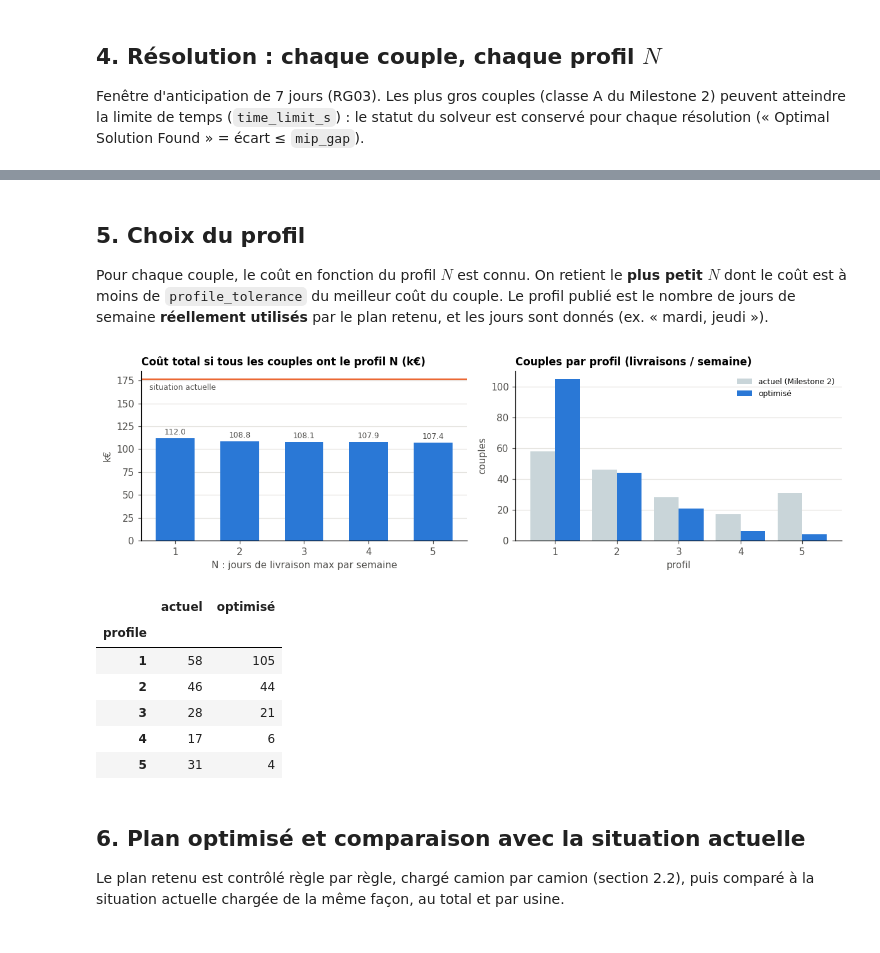
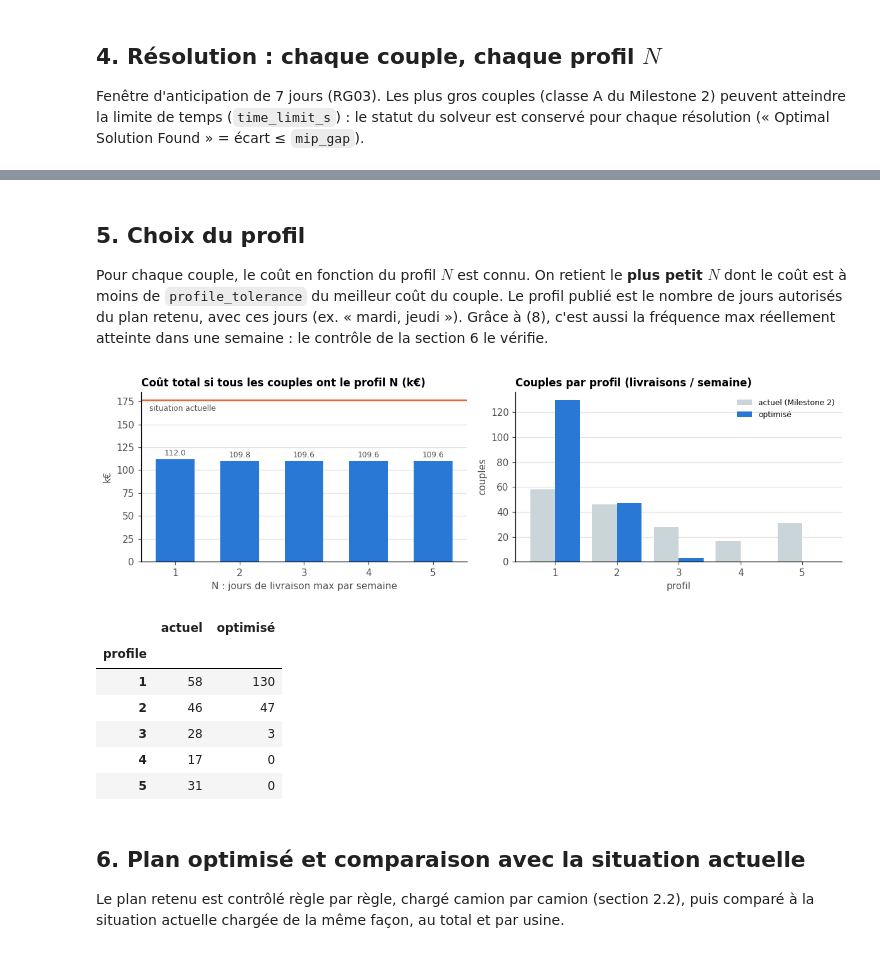
Before and after one commit to exauceh/delivery_schedule_optimization, a Jupyter notebook: milestone3/milestone3.ipynb, the cells around one changed output, grey strips where cells are left out. Cells and saved outputs as stored; diff of their text form; code cells hidden in the pictures.

```diff
--- a/milestone3/milestone3.ipynb
+++ b/milestone3/milestone3.ipynb
@@ -312,7 +316,7 @@ Avec une fenêtre de **0 jour** et $N = 5$, chaque ligne ne peut arriver que le
 - La situation actuelle est ensuite **rechargée camion par camion** (section 2.2) : c'est ce coût, sans biais, qui sert de référence pour la suite.
 # %%
 start = time.perf_counter()
-check = {i.key: solve_couple(i, max(cfg.frequencies), CALENDAR, SETTINGS, window_days=0) for i in instances}
+check = {i.key: solve_couple(i, max(cfg.frequencies), CALENDAR, SETTINGS, window_days=0, profile_reached=False) for i in instances}
 check_plan = needs.assign(delivery_date=delivery_dates(check))
 baseline_trucks, baseline_truck_no = load_plan(check_plan)
 baseline_deliveries = build_deliveries(check_plan, baseline_trucks)
@@ -361,7 +365,7 @@ solve_stats
 ## 5. Choix du profil
 
 Pour chaque couple, le coût en fonction du profil $N$ est connu. On retient le **plus petit $N$** dont le coût est à moins de `profile_tolerance` du meilleur coût du couple.
-Le profil publié est le nombre de jours de semaine **réellement utilisés** par le plan retenu, et les jours sont donnés (ex. « mardi, jeudi »).
+Le profil publié est le nombre de jours autorisés du plan retenu, avec ces jours (ex. « mardi, jeudi »). Grâce à (8), c'est aussi la fréquence max réellement atteinte dans une semaine : le contrôle de la section 6 le vérifie.
 # %%
 best_cost = curve.groupby(list(cfg.couple_key))["model_cost"].transform("min")
 eligible = curve[curve["model_cost"] <= best_cost * (1 + cfg.profile_tolerance) + 1e-6]
@@ -373,42 +377,42 @@ couples["profile"] = couples["plan"].map(lambda sol: len(sol.weekdays))
 couples["weekdays"] = couples["plan"].map(lambda sol: ", ".join(WEEKDAYS[d] for d in sol.weekdays))
 cost_by_n = curve.pivot_table(index=list(cfg.couple_key), columns="n_max", values="model_cost")
 cost_by_n.columns = [f"cost_N{n}" for n in cost_by_n.columns]
 couples = couples.merge(cost_by_n.reset_index(), on=list(cfg.couple_key), validate="1:1")
 
 # Total cost if every couple used the same profile N (model cost, before loading)
 total_by_n = curve.groupby("n_max")["model_cost"].sum()
 fig, axes = plt.subplots(1, 2, figsize=(11, 3.4))
 ax = axes[0]
 bars = ax.bar(total_by_n.index.astype(str), total_by_n / 1000, color=PRIMARY, width=0.6)
 ax.bar_label(bars, labels=[f"{v / 1000:,.1f}".replace(",", " ") for v in total_by_n], padding=2, fontsize=8, color=MUTED)
 ax.axhline(BASELINE_COST / 1000, color=ACCENT, lw=1.5)
 ax.text(-0.4, BASELINE_COST / 1000 * 0.97, "situation actuelle", va="top", fontsize=8, color=MUTED)
 ax.set_title("Coût total si tous les couples ont le profil N (k€)")
 ax.set_xlabel("N : jours de livraison max par semaine"); ax.set_ylabel("k€")
 
 current_profile = pd.read_csv(cfg.data_dir / "baseline_couples.csv").set_index(list(cfg.couple_key))["profile"]
 compare = pd.DataFrame({
     "actuel": current_profile.value_counts(),
     "optimisé": couples["profile"].value_counts(),
-}).reindex(list(cfg.frequencies), fill_value=0)
+}).reindex(list(cfg.frequencies)).fillna(0).astype(int)
 ax = axes[1]
 pos = np.arange(len(compare))
 ax.bar(pos - 0.2, compare["actuel"], width=0.4, color="#c9d5d9", label="actuel (Milestone 2)")
 ax.bar(pos + 0.2, compare["optimisé"], width=0.4, color=PRIMARY, label="optimisé")
 ax.set_xticks(pos, compare.index.astype(str))
 ax.set_title("Couples par profil (livraisons / semaine)")
 ax.set_xlabel("profil"); ax.set_ylabel("couples"); ax.legend(fontsize=8)
 plt.tight_layout(); plt.show()
 compare
 # %% [output]
-[figure, old version]
+[figure, new version]
 |  | actuel | optimisé |
 | profile |  |  |
-| 1 | 58 | 105 |
-| 2 | 46 | 44 |
-| 3 | 28 | 21 |
-| 4 | 17 | 6 |
-| 5 | 31 | 4 |
+| 1 | 58 | 130 |
+| 2 | 46 | 47 |
+| 3 | 28 | 3 |
+| 4 | 17 | 0 |
+| 5 | 31 | 0 |
 # %% [markdown]
 ## 6. Plan optimisé et comparaison avec la situation actuelle
 
```
Also changed, not shown: parts of 10 cells of this notebook, 6 other files.
